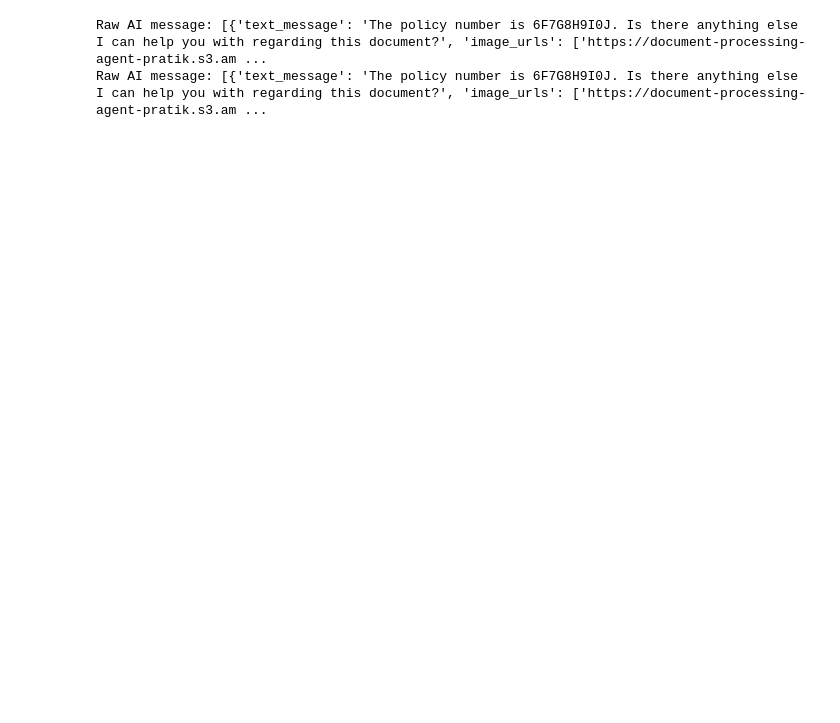
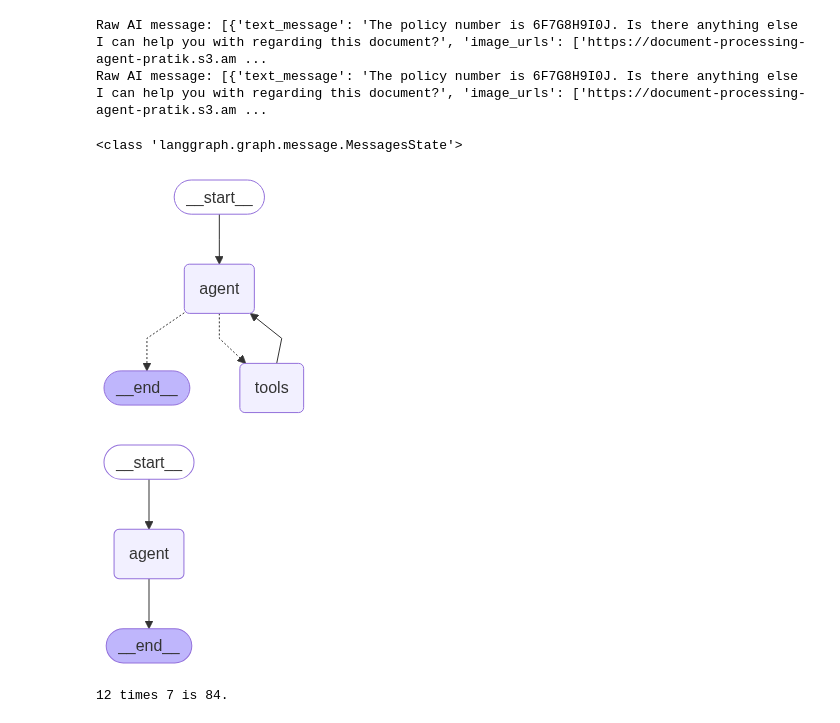
Before and after one commit to PratikT-CS/Document-Processing-Agent, a Jupyter notebook: test.ipynb, the cells around one changed output. Drawn from its saved outputs; the diff is of its cells as text; code cells hidden in the pictures; blank space fills up the shorter version.

Commit message:
Changed Graph to use React Agent of LangGraph

```diff
--- a/test.ipynb
+++ b/test.ipynb
@@ -135,0 +142,42 @@ Raw AI message: [{'text_message': 'The policy number is 6F7G8H9I0J. Is there any
+# %%
+@tool
+def multiply_numbers(a: int, b: int) -> int:
+    """Multiply two integers and return the result."""
+    return a * b
+# %%
+# Initialize Gemini LLM (make sure GOOGLE_API_KEY is set in env)
+model = ChatGoogleGenerativeAI(model="gemini-1.5-flash")
+
+# Create a React agent with our tool
+agent = create_react_agent(model, tools=[multiply_numbers])
+# %%
+def agent_node(state: MessagesState):
+    # Agent already works on MessagesState ({"messages": [...]})
+    return agent.invoke(state)
+# %%
+print(MessagesState)
+# %% [output]
+<class 'langgraph.graph.message.MessagesState'>
+# %%
+graph = StateGraph(MessagesState)
+
+# Add agent node
+graph.add_node("agent", agent_node)
+graph.set_entry_point("agent")
+
+app = graph.compile()
+# %%
+from IPython.display import Image as img, display
+
+display(img(agent.get_graph().draw_mermaid_png()))
+display(img(app.get_graph().draw_mermaid_png()))
+# %% [output]
+[figure, added]
+[figure, added]
+# %%
+# Example input: user asks agent to calculate
+result = app.invoke({"messages": [("user", "What is 12 times 7?")]})
+
+print(result["messages"][-1].content)  # Show final agent reply
+# %% [output]
+12 times 7 is 84.
```
Also changed, not shown: parts of 1 cell of this notebook, 2 other files.
